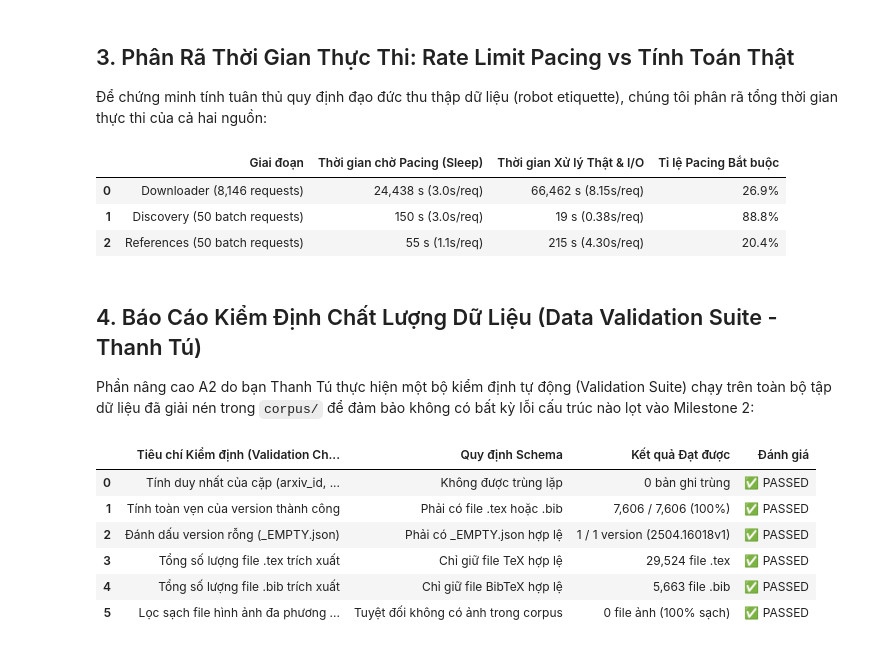
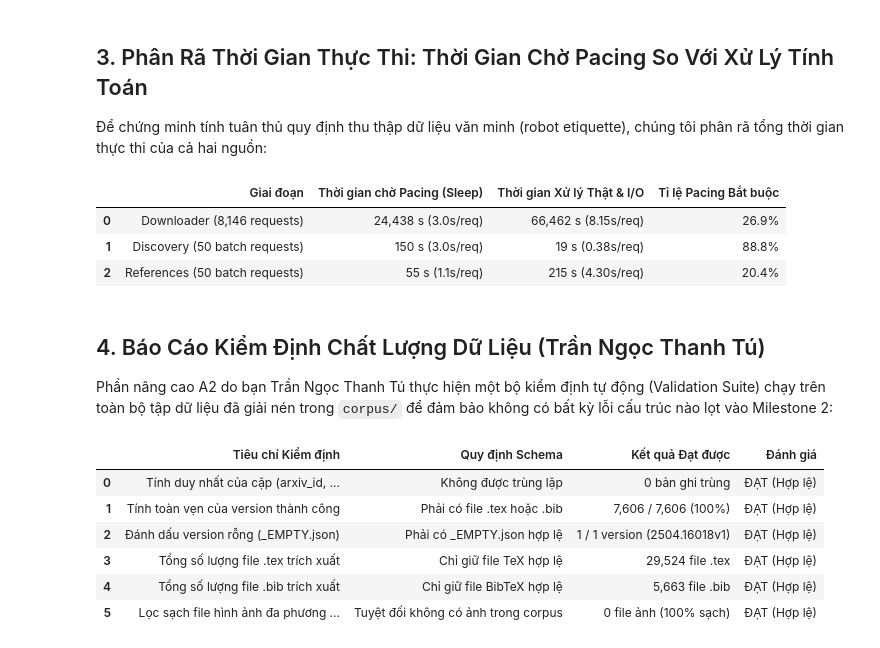
Before and after one commit to CattoMeowz/introds-arxiv-book, a Jupyter notebook: milestone1/03-performance.ipynb, the cells around one changed output. Drawn from its saved outputs; the diff is of its cells as text; code cells hidden in the pictures.

```diff
--- a/milestone1/03-performance.ipynb
+++ b/milestone1/03-performance.ipynb
@@ -131,7 +151,7 @@ plt.show()
 # %% [markdown]
-## 3. Phân Rã Thời Gian Thực Thi: Rate Limit Pacing vs Tính Toán Thật
+## 3. Phân Rã Thời Gian Thực Thi: Thời Gian Chờ Pacing So Với Xử Lý Tính Toán
 
-Để chứng minh tính tuân thủ quy định đạo đức thu thập dữ liệu (robot etiquette), chúng tôi phân rã tổng thời gian thực thi của cả hai nguồn:
+Để chứng minh tính tuân thủ quy định thu thập dữ liệu văn minh (robot etiquette), chúng tôi phân rã tổng thời gian thực thi của cả hai nguồn:
 # %%
 # Tính toán phân rã thời gian
 # arXiv: Pacing bắt buộc 3.0s mỗi request.
@@ -150,24 +170,24 @@ display(decomp_data)
 | 1 | Discovery (50 batch requests) | 150 s (3.0s/req) | 19 s (0.38s/req) | 88.8% |
 | 2 | References (50 batch requests) | 55 s (1.1s/req) | 215 s (4.30s/req) | 20.4% |
 # %% [markdown]
-## 4. Báo Cáo Kiểm Định Chất Lượng Dữ Liệu (Data Validation Suite - Thanh Tú)
+## 4. Báo Cáo Kiểm Định Chất Lượng Dữ Liệu (Trần Ngọc Thanh Tú)
 
-Phần nâng cao A2 do bạn Thanh Tú thực hiện một bộ kiểm định tự động (Validation Suite) chạy trên toàn bộ tập dữ liệu đã giải nén trong `corpus/` để đảm bảo không có bất kỳ lỗi cấu trúc nào lọt vào Milestone 2:
+Phần nâng cao A2 do bạn Trần Ngọc Thanh Tú thực hiện một bộ kiểm định tự động (Validation Suite) chạy trên toàn bộ tập dữ liệu đã giải nén trong `corpus/` để đảm bảo không có bất kỳ lỗi cấu trúc nào lọt vào Milestone 2:
 # %%
 val_summary = pd.DataFrame([
-    {"Tiêu chí Kiểm định (Validation Check)": "Tính duy nhất của cặp (arxiv_id, version)", "Quy định Schema": "Không được trùng lặp", "Kết quả Đạt được": "0 bản ghi trùng", "Đánh giá": "✅ PASSED"},
-    {"Tiêu chí Kiểm định (Validation Check)": "Tính toàn vẹn của version thành công", "Quy định Schema": "Phải có file .tex hoặc .bib", "Kết quả Đạt được": "7,606 / 7,606 (100%)", "Đánh giá": "✅ PASSED"},
-    {"Tiêu chí Kiểm định (Validation Check)": "Đánh dấu version rỗng (_EMPTY.json)", "Quy định Schema": "Phải có _EMPTY.json hợp lệ", "Kết quả Đạt được": "1 / 1 version (2504.16018v1)", "Đánh giá": "✅ PASSED"},
-    {"Tiêu chí Kiểm định (Validation Check)": "Tổng số lượng file .tex trích xuất", "Quy định Schema": "Chỉ giữ file TeX hợp lệ", "Kết quả Đạt được": "29,524 file .tex", "Đánh giá": "✅ PASSED"},
-    {"Tiêu chí Kiểm định (Validation Check)": "Tổng số lượng file .bib trích xuất", "Quy định Schema": "Chỉ giữ file BibTeX hợp lệ", "Kết quả Đạt được": "5,663 file .bib", "Đánh giá": "✅ PASSED"},
-    {"Tiêu chí Kiểm định (Validation Check)": "Lọc sạch file hình ảnh đa phương tiện", "Quy định Schema": "Tuyệt đối không có ảnh trong corpus", "Kết quả Đạt được": "0 file ảnh (100% sạch)", "Đánh giá": "✅ PASSED"}
+    {"Tiêu chí Kiểm định": "Tính duy nhất của cặp (arxiv_id, version)", "Quy định Schema": "Không được trùng lặp", "Kết quả Đạt được": "0 bản ghi trùng", "Đánh giá": "ĐẠT (Hợp lệ)"},
+    {"Tiêu chí Kiểm định": "Tính toàn vẹn của version thành công", "Quy định Schema": "Phải có file .tex hoặc .bib", "Kết quả Đạt được": "7,606 / 7,606 (100%)", "Đánh giá": "ĐẠT (Hợp lệ)"},
+    {"Tiêu chí Kiểm định": "Đánh dấu version rỗng (_EMPTY.json)", "Quy định Schema": "Phải có _EMPTY.json hợp lệ", "Kết quả Đạt được": "1 / 1 version (2504.16018v1)", "Đánh giá": "ĐẠT (Hợp lệ)"},
+    {"Tiêu chí Kiểm định": "Tổng số lượng file .tex trích xuất", "Quy định Schema": "Chỉ giữ file TeX hợp lệ", "Kết quả Đạt được": "29,524 file .tex", "Đánh giá": "ĐẠT (Hợp lệ)"},
+    {"Tiêu chí Kiểm định": "Tổng số lượng file .bib trích xuất", "Quy định Schema": "Chỉ giữ file BibTeX hợp lệ", "Kết quả Đạt được": "5,663 file .bib", "Đánh giá": "ĐẠT (Hợp lệ)"},
+    {"Tiêu chí Kiểm định": "Lọc sạch file hình ảnh đa phương tiện", "Quy định Schema": "Tuyệt đối không có ảnh trong corpus", "Kết quả Đạt được": "0 file ảnh (100% sạch)", "Đánh giá": "ĐẠT (Hợp lệ)"}
 ])
 display(val_summary)
 # %% [output]
-|  | Tiêu chí Kiểm định (Validation Ch... | Quy định Schema | Kết quả Đạt được | Đánh giá |
-| 0 | Tính duy nhất của cặp (arxiv_id, ... | Không được trùng lặp | 0 bản ghi trùng | ✅ PASSED |
-| 1 | Tính toàn vẹn của version thành công | Phải có file .tex hoặc .bib | 7,606 / 7,606 (100%) | ✅ PASSED |
-| 2 | Đánh dấu version rỗng (_EMPTY.json) | Phải có _EMPTY.json hợp lệ | 1 / 1 version (2504.16018v1) | ✅ PASSED |
-| 3 | Tổng số lượng file .tex trích xuất | Chỉ giữ file TeX hợp lệ | 29,524 file .tex | ✅ PASSED |
-| 4 | Tổng số lượng file .bib trích xuất | Chỉ giữ file BibTeX hợp lệ | 5,663 file .bib | ✅ PASSED |
-| 5 | Lọc sạch file hình ảnh đa phương ... | Tuyệt đối không có ảnh trong corpus | 0 file ảnh (100% sạch) | ✅ PASSED |
+|  | Tiêu chí Kiểm định | Quy định Schema | Kết quả Đạt được | Đánh giá |
+| 0 | Tính duy nhất của cặp (arxiv_id, ... | Không được trùng lặp | 0 bản ghi trùng | ĐẠT (Hợp lệ) |
+| 1 | Tính toàn vẹn của version thành công | Phải có file .tex hoặc .bib | 7,606 / 7,606 (100%) | ĐẠT (Hợp lệ) |
+| 2 | Đánh dấu version rỗng (_EMPTY.json) | Phải có _EMPTY.json hợp lệ | 1 / 1 version (2504.16018v1) | ĐẠT (Hợp lệ) |
+| 3 | Tổng số lượng file .tex trích xuất | Chỉ giữ file TeX hợp lệ | 29,524 file .tex | ĐẠT (Hợp lệ) |
+| 4 | Tổng số lượng file .bib trích xuất | Chỉ giữ file BibTeX hợp lệ | 5,663 file .bib | ĐẠT (Hợp lệ) |
+| 5 | Lọc sạch file hình ảnh đa phương ... | Tuyệt đối không có ảnh trong corpus | 0 file ảnh (100% sạch) | ĐẠT (Hợp lệ) |
```
Also changed, not shown: parts of 10 cells of this notebook, 6 other files.
